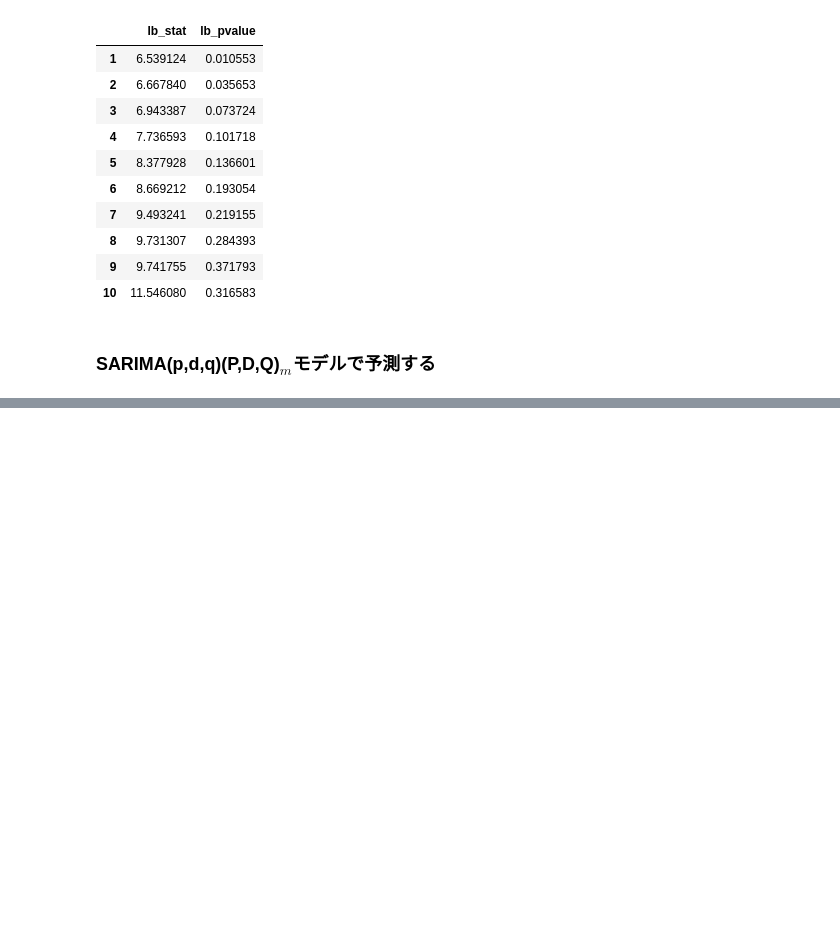
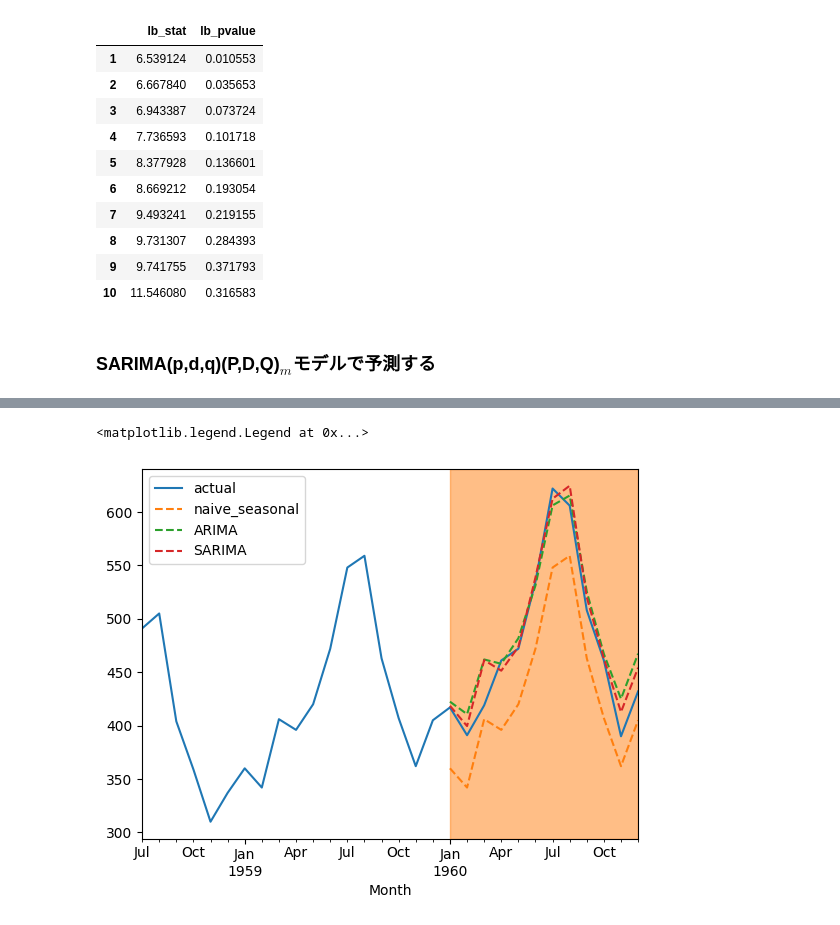
Before and after one commit to yonesuke/TimeSeriesForecastingInPython, a Jupyter notebook: docs/chapter08.ipynb, the cells around one changed output, grey strips where cells are left out. Cells and saved outputs as stored; diff of their text form; code cells hidden in the pictures; blank space fills up the shorter version.

```diff
--- a/docs/chapter08.ipynb
+++ b/docs/chapter08.ipynb
@@ -209,0 +281,16 @@ acorr_ljungbox(model_ARIMA.resid, np.arange(1, 11))
+# %%
+# 最後に予測を行って結果の比較をする
+test['naive_seasonal'] = train['Passengers'].iloc[-12:].values
+test['ARIMA'] = model_ARIMA.forecast(12)
+test['SARIMA'] = model_SARIMA.forecast(12)
+# %%
+fig, ax = plt.subplots()
+df['Passengers'].iloc[-30:].plot(ax=ax, label='actual')
+ax.axvspan(test.index[0], test.index[-1], color='tab:orange', alpha=0.5)
+methods = ['naive_seasonal', 'ARIMA', 'SARIMA']
+for method in methods:
+    test[method].plot(ax=ax, label=method, ls='dashed')
+ax.legend()
+# %% [output]
+<matplotlib.legend.Legend at 0x...>
+[figure, added]
```
Also changed, not shown: parts of 5 cells of this notebook.
